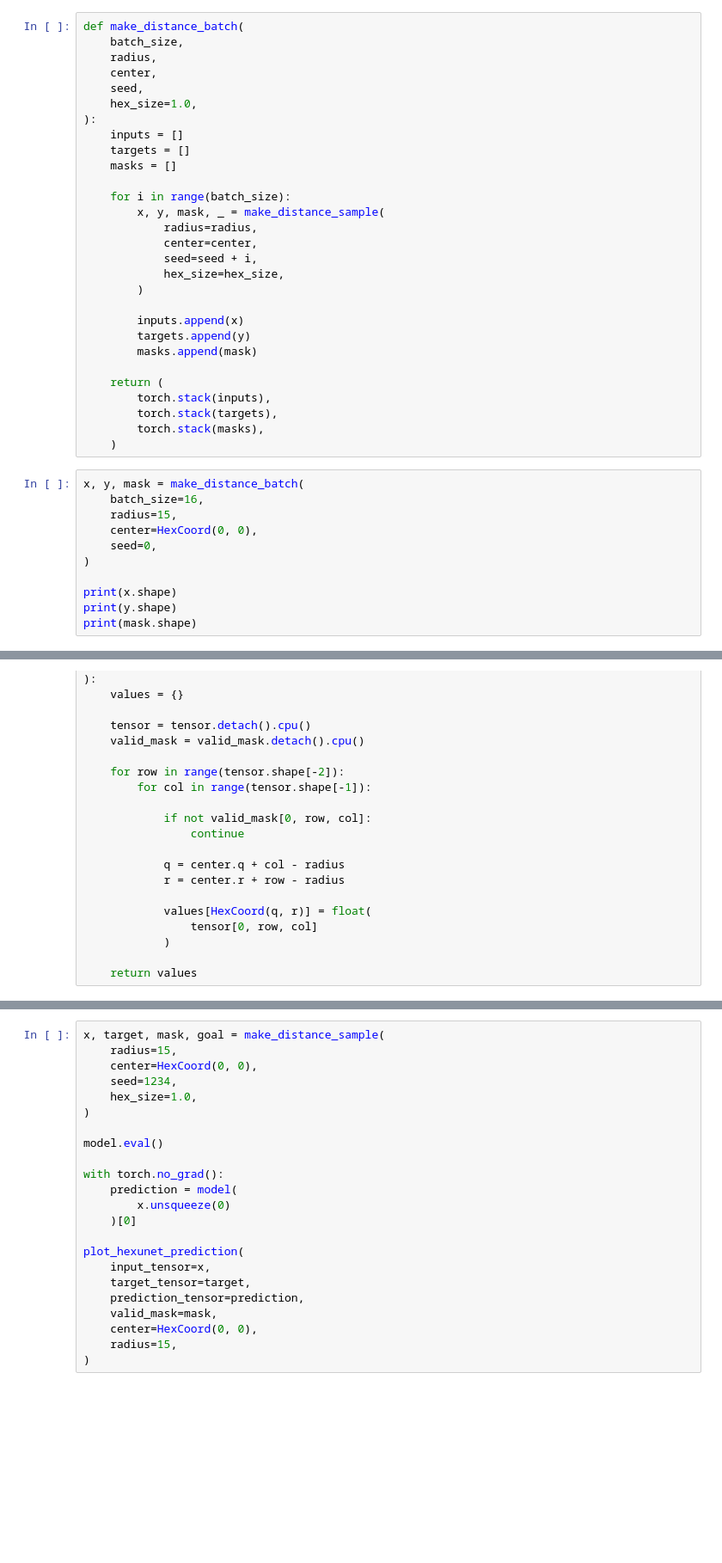
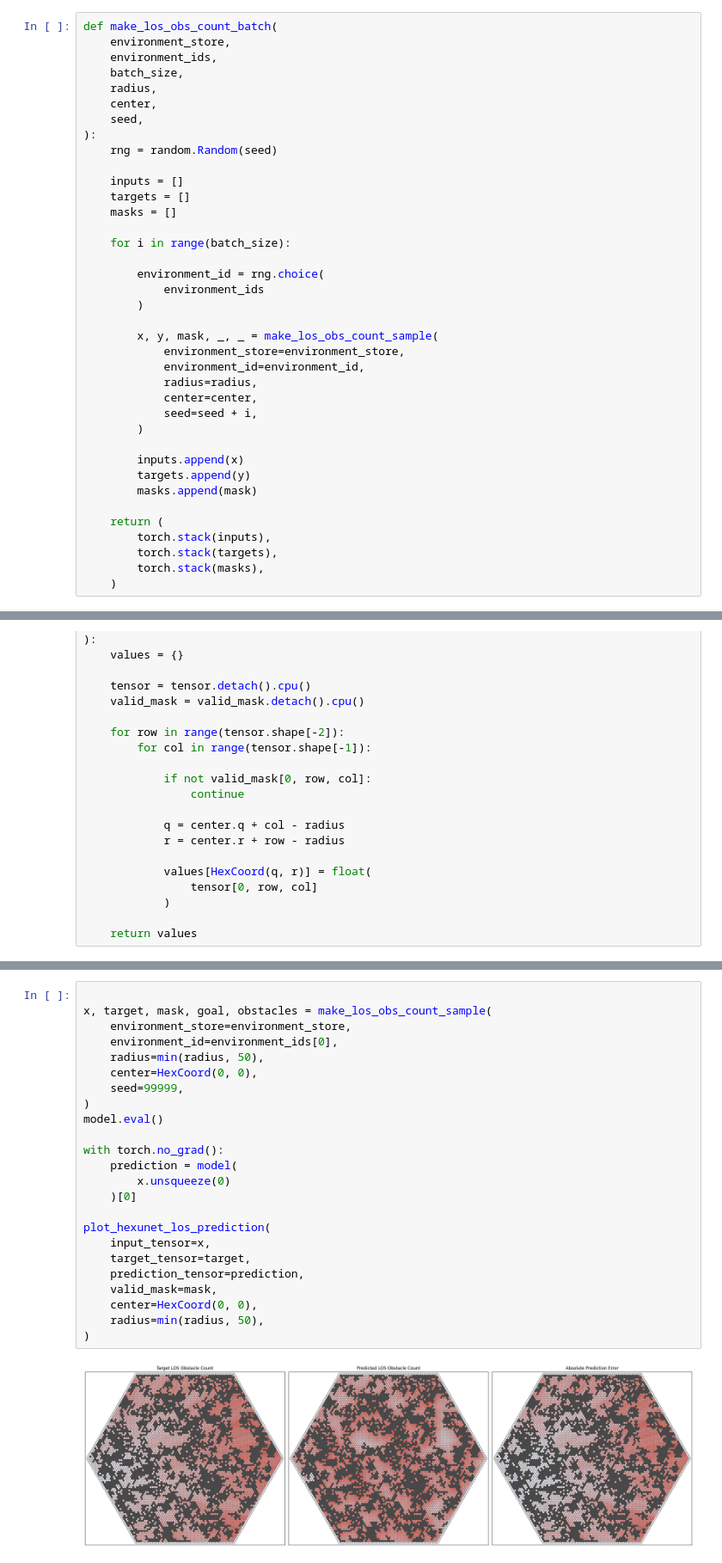
Before and after one commit to sgabrielov/hex-star, a Jupyter notebook: unet_supervisionproblem_2.ipynb, the cells around one changed output, grey strips where cells are left out. Shown at 86% size. Saved outputs shown, nothing was run; the diff lists cells and outputs as text; blank space fills up the shorter version.

```diff
--- a/unet_supervisionproblem_2.ipynb
+++ b/unet_supervisionproblem_2.ipynb
@@ -100,21 +269,30 @@ Goal target: tensor([0.])
 # %%
-def make_distance_batch(
+def make_los_obs_count_batch(
+    environment_store,
+    environment_ids,
     batch_size,
     radius,
     center,
     seed,
-    hex_size=1.0,
 ):
+    rng = random.Random(seed)
+
     inputs = []
     targets = []
     masks = []
 
     for i in range(batch_size):
-        x, y, mask, _ = make_distance_sample(
+
+        environment_id = rng.choice(
+            environment_ids
+        )
+
+        x, y, mask, _, _ = make_los_obs_count_sample(
+            environment_store=environment_store,
+            environment_id=environment_id,
             radius=radius,
             center=center,
             seed=seed + i,
-            hex_size=hex_size,
         )
 
         inputs.append(x)
@@ -126,14 +304,3 @@ def make_distance_batch(
         torch.stack(targets),
         torch.stack(masks),
     )
-# %%
-x, y, mask = make_distance_batch(
-    batch_size=16,
-    radius=15,
-    center=HexCoord(0, 0),
-    seed=0,
-)
-
-print(x.shape)
-print(y.shape)
-print(mask.shape)
@@ -317,25 +529,28 @@ def plot_hexunet_prediction(
     plt.tight_layout()
     plt.show()
 # %%
-x, target, mask, goal = make_distance_sample(
-    radius=15,
+
+x, target, mask, goal, obstacles = make_los_obs_count_sample(
+    environment_store=environment_store,
+    environment_id=environment_ids[0],
+    radius=min(radius, 50),
     center=HexCoord(0, 0),
-    seed=1234,
-    hex_size=1.0,
+    seed=99999,
 )
-
 model.eval()
 
 with torch.no_grad():
     prediction = model(
         x.unsqueeze(0)
     )[0]
 
-plot_hexunet_prediction(
+plot_hexunet_los_prediction(
     input_tensor=x,
     target_tensor=target,
     prediction_tensor=prediction,
     valid_mask=mask,
     center=HexCoord(0, 0),
-    radius=15,
+    radius=min(radius, 50),
 )
+# %% [output]
+[figure, added]
```
Also changed, not shown: parts of 11 cells of this notebook, 6 other files.
